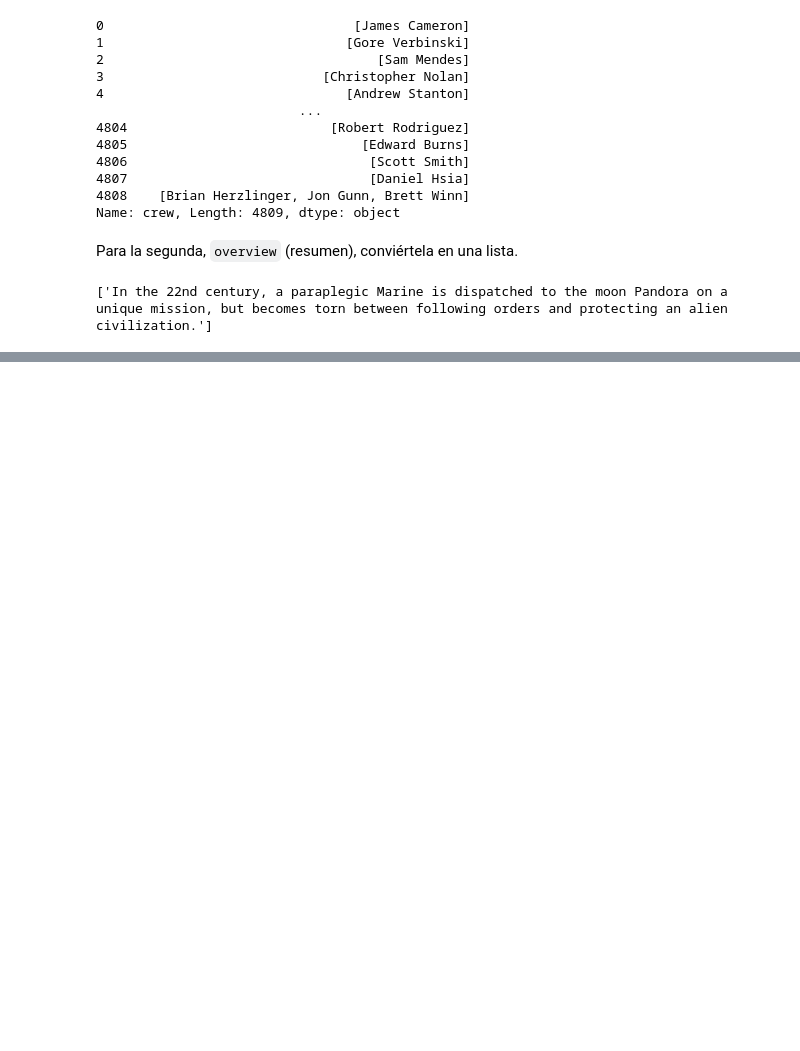
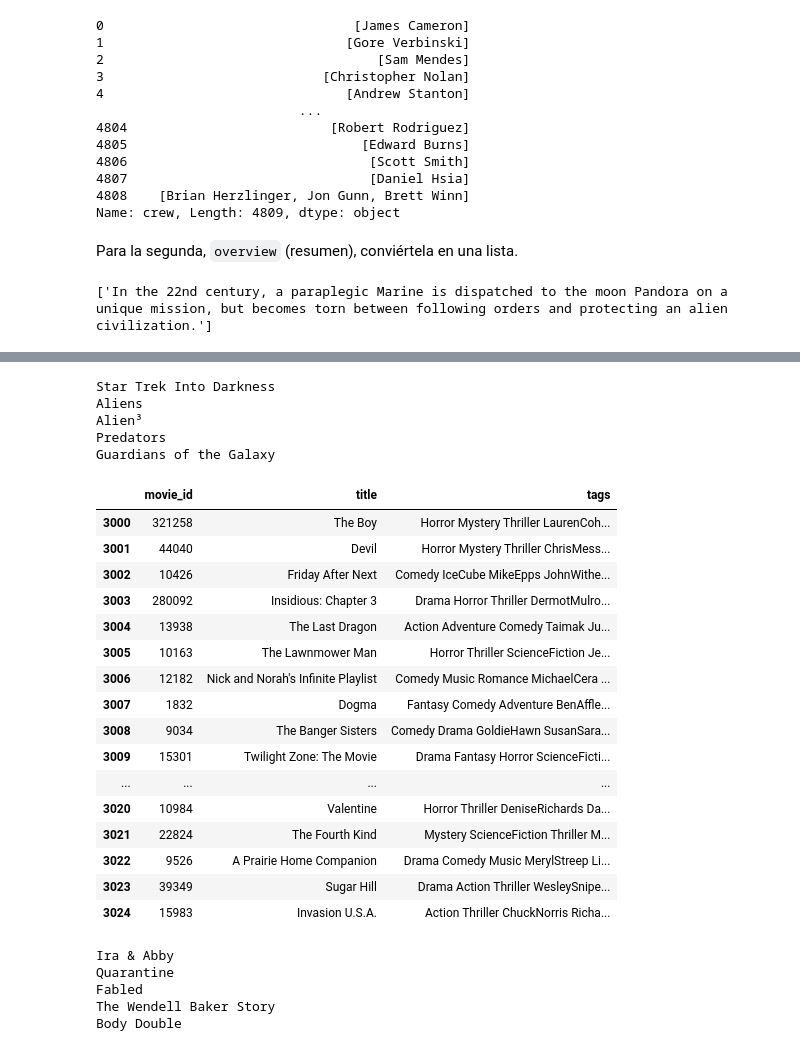
Before and after one commit to agustinluj/K-nearest-neighbors-Project, a Jupyter notebook: src/explore.ipynb, the cells around one changed output, grey strips where cells are left out. Cells and saved outputs as stored; diff of their text form; code cells hidden in the pictures; blank space fills up the shorter version.

````diff
--- a/src/explore.ipynb
+++ b/src/explore.ipynb
@@ -198,0 +203,8 @@ total_data['overview'].iloc[0]
+# %%
+def clean_spaces(list_x):
+    return [i.replace(' ', '') for i in list_x]
+
+total_data['genres'] = total_data['genres'].apply(clean_spaces)
+total_data['cast'] = total_data['cast'].apply(clean_spaces)
+total_data['crew'] = total_data['crew'].apply(clean_spaces)
+total_data['keywords'] = total_data['keywords'].apply(clean_spaces)
@@ -210,3 +231,11 @@ new_df["tags"][0]
 
 >>>>"In the 22nd century, a paraplegic Marine is dispatched to the moon Pandora on a unique mission, but becomes torn between following orders and protecting an alien civilization. Action Adventure Fantasy ScienceFiction cultureclash future spacewar spacecolony society spacetravel futuristic romance space alien tribe alienplanet cgi marine soldier battle loveaffair antiwar powerrelations mindandsoul 3d SamWorthington ZoeSaldana SigourneyWeaver JamesCameron"
 ```
+# %%
+total_data['tags'] = total_data['genres']+total_data['cast']+total_data['crew']+total_data['keywords']
+# %%
+def union(list_x):
+    return ' '.join(list_x)
+
+total_data['tags'] = total_data['tags'].apply(union)
+total_data['tags']
@@ -212,0 +255,3 @@ new_df["tags"][0]
+# %%
+total_data.drop(columns = ["genres", "keywords", "cast", "crew", "overview"], inplace = True)
+total_data.head()
@@ -212,0 +299,36 @@ new_df["tags"][0]
+# %%
+recommend("Avatar")
+# %% [output]
+Star Trek Into Darkness
+Aliens
+Alien³
+Predators
+Guardians of the Galaxy
+# %%
+total_data[3000:3025]
+# %% [output]
+|  | movie_id | title | tags |
+| 3000 | 321258 | The Boy | Horror Mystery Thriller LaurenCoh... |
+| 3001 | 44040 | Devil | Horror Mystery Thriller ChrisMess... |
+| 3002 | 10426 | Friday After Next | Comedy IceCube MikeEpps JohnWithe... |
+| 3003 | 280092 | Insidious: Chapter 3 | Drama Horror Thriller DermotMulro... |
+| 3004 | 13938 | The Last Dragon | Action Adventure Comedy Taimak Ju... |
+| 3005 | 10163 | The Lawnmower Man | Horror Thriller ScienceFiction Je... |
+| 3006 | 12182 | Nick and Norah's Infinite Playlist | Comedy Music Romance MichaelCera ... |
+| 3007 | 1832 | Dogma | Fantasy Comedy Adventure BenAffle... |
+| 3008 | 9034 | The Banger Sisters | Comedy Drama GoldieHawn SusanSara... |
+| 3009 | 15301 | Twilight Zone: The Movie | Drama Fantasy Horror ScienceFicti... |
+| ... | ... | ... | ... |
+| 3020 | 10984 | Valentine | Horror Thriller DeniseRichards Da... |
+| 3021 | 22824 | The Fourth Kind | Mystery ScienceFiction Thriller M... |
+| 3022 | 9526 | A Prairie Home Companion | Drama Comedy Music MerylStreep Li... |
+| 3023 | 39349 | Sugar Hill | Drama Action Thriller WesleySnipe... |
+| 3024 | 15983 | Invasion U.S.A. | Action Thriller ChuckNorris Richa... |
+# %%
+recommend("Devil")
+# %% [output]
+Ira & Abby
+Quarantine
+Fabled
+The Wendell Baker Story
+Body Double
````
Also changed, not shown: parts of 12 cells of this notebook, 2 other files.
